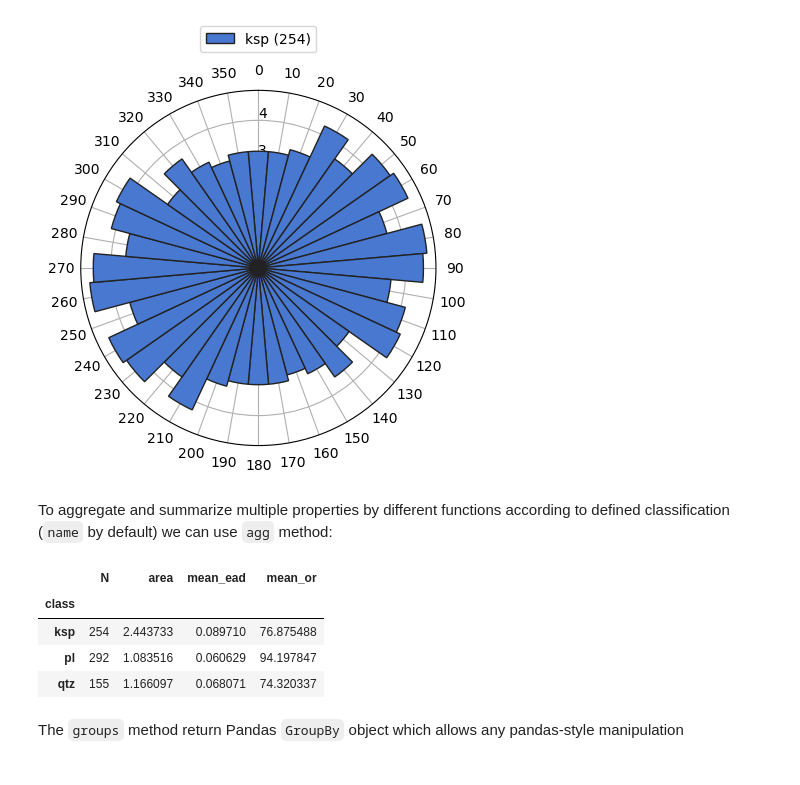
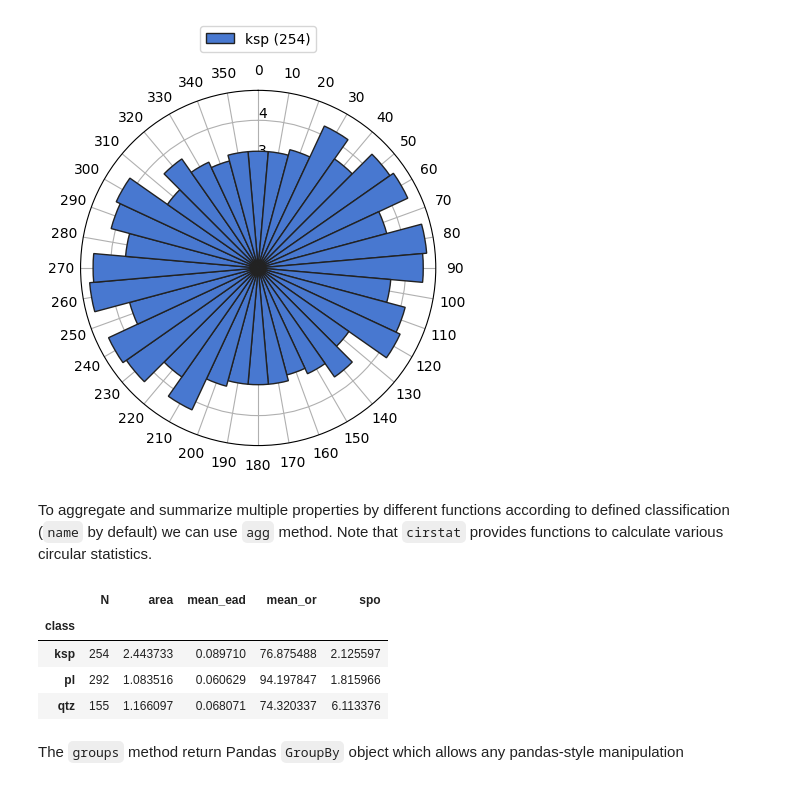
Before and after one commit to ondrolexa/polylx, a Jupyter notebook: notebooks/polylx_tutorial.ipynb, the cells around one changed output. Cells and saved outputs as stored; diff of their text form; code cells hidden in the pictures.

Commit message:
utils refactored to offer circstat

```diff
--- a/notebooks/polylx_tutorial.ipynb
+++ b/notebooks/polylx_tutorial.ipynb
@@ -90,20 +90,21 @@ g['ksp'].rose()
 # %% [output]
 [figure]
 # %% [markdown]
-To aggregate and summarize multiple properties by different functions according to defined classification (`name` by default) we can use `agg` method:
+To aggregate and summarize multiple properties by different functions according to defined classification (`name` by default) we can use `agg` method. Note that `cirstat` provides functions to calculate various circular statistics.
 # %%
 g.agg(
     N=['name', 'count'],
     area=['area', 'sum'],
     mean_ead=['ead', 'mean'],
-    mean_or=['lao', circular.mean]
+    mean_or=['lao', circstat.mean],
+    spo=['vec', circstat.ot_ar]
 )
 # %% [output]
-|  | N | area | mean_ead | mean_or |
-| class |  |  |  |  |
-| ksp | 254 | 2.443733 | 0.089710 | 76.875488 |
-| pl | 292 | 1.083516 | 0.060629 | 94.197847 |
-| qtz | 155 | 1.166097 | 0.068071 | 74.320337 |
+|  | N | area | mean_ead | mean_or | spo |
+| class |  |  |  |  |  |
+| ksp | 254 | 2.443733 | 0.089710 | 76.875488 | 2.125597 |
+| pl | 292 | 1.083516 | 0.060629 | 94.197847 | 1.815966 |
+| qtz | 155 | 1.166097 | 0.068071 | 74.320337 | 6.113376 |
 # %% [markdown]
 The `groups` method return Pandas `GroupBy` object which allows any pandas-style manipulation
 # %%
```
Also changed, not shown: parts of 2 cells of this notebook, 3 other files.
